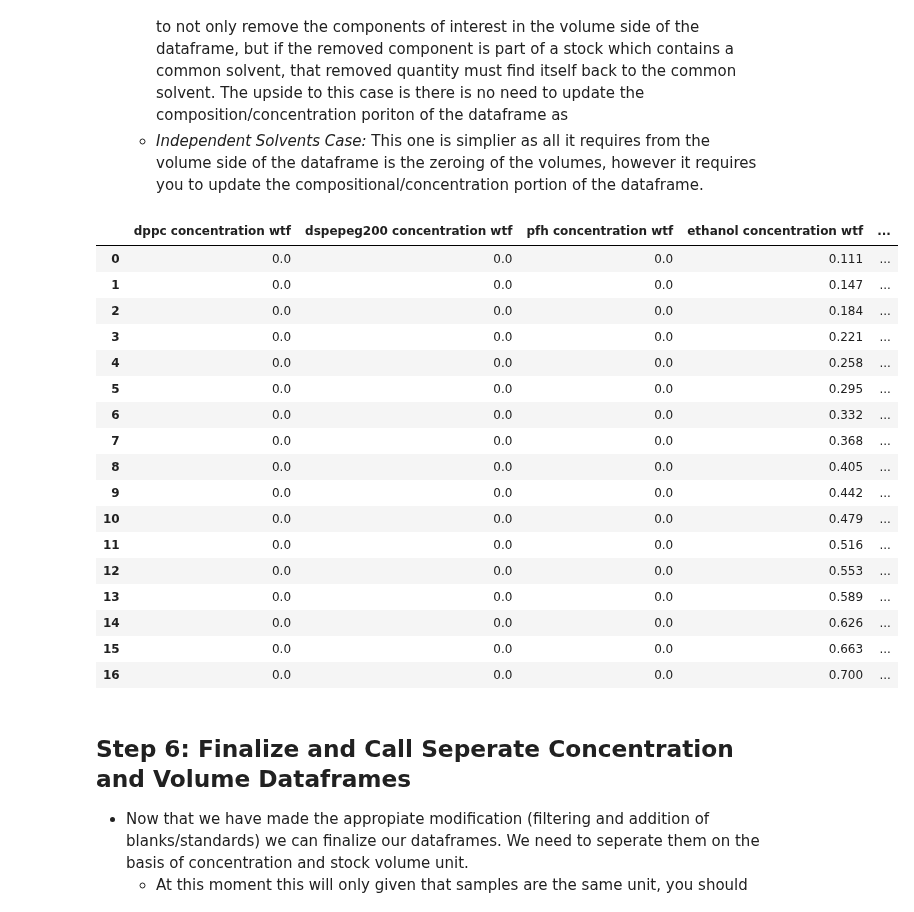
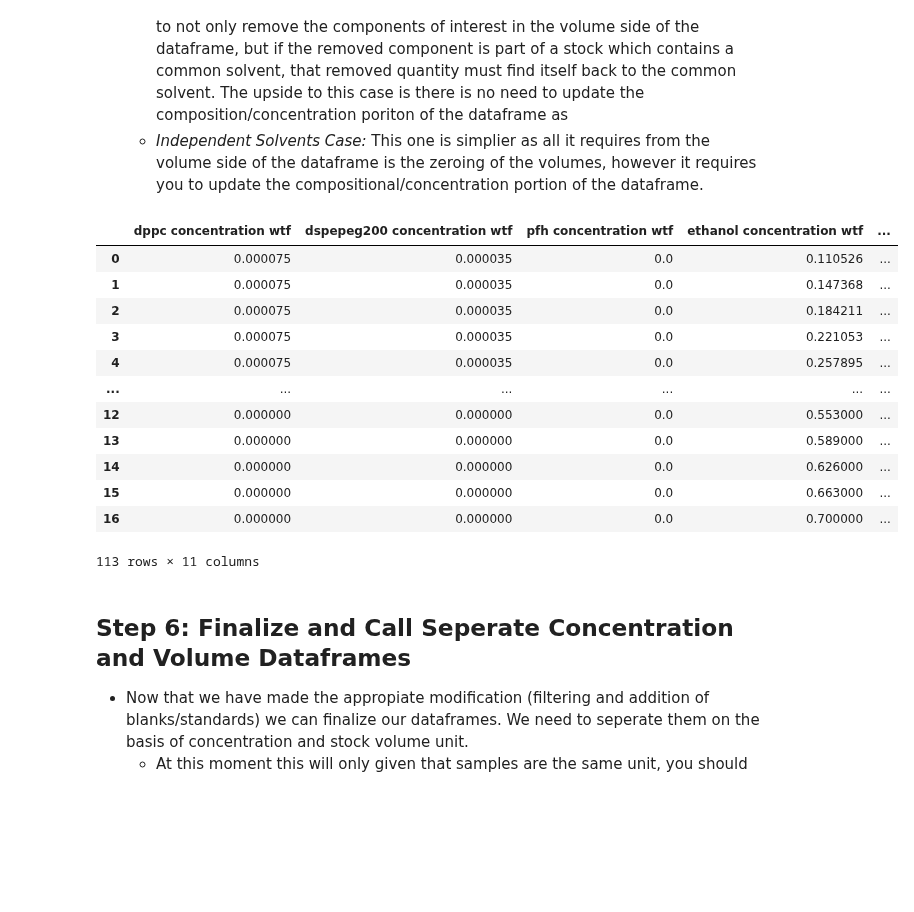
Before and after one commit to pozzo-research-group/OT2-DOE, a Jupyter notebook: PlanPrepareProcess/Plan and Execute Synthesis Notebook.ipynb, the cells around one changed output. Drawn from its saved outputs; the diff is of its cells as text; code cells hidden in the pictures; blank space fills up the shorter version.

```diff
--- a/PlanPrepareProcess/Plan and Execute Synthesis Notebook.ipynb
+++ b/PlanPrepareProcess/Plan and Execute Synthesis Notebook.ipynb
@@ -21,7 +21,7 @@ import importlib # for reloading packages
 * The experiment dictionary consist of keys being the variable name and the value being the variables value. It is important to always keep in mind the order of every variable is linear and should be assumed to be match all other variables (i.e. Component Shorthand Names index 1 = Component Concentration index 1). This assumption is the default for any function using variables from the experiment dictionary, however we can deviate it from it if needed.
     * **Note:** Most functions rely on static variable names from the dict (i.e. dict['name']). ***Refrain from changing variable names***
 # %%
-experiment_plan_path = r"C:\Users\Edwin\Desktop\OT2-DOE\PlanPrepareProcess\Prepare\Testing Plans\03_17_21_Ouzo_Search_Saturated.csv"
+experiment_plan_path = r"C:\Users\Edwin\Desktop\OT2-DOE\PlanPrepareProcess\Prepare\Testing Plans\03_25_21_Ouzo_Search_Saturated.csv"
 plan = CreateSamples.get_experiment_plan(experiment_plan_path)
 # %% [markdown]
 ## Step 1a Optional: Load custom labware dictionary (Remote Testing)
@@ -123,29 +123,24 @@ blank_composition_nr = CreateSamples.remove_duplicates(blank_composition, 3)
 blank_volumes = CreateSamples.calculate_ouzo_volumes_from_wtf(blank_composition_nr, plan)
 blank_complete_df = CreateSamples.combine_df_hotdog(blank_composition_nr, blank_volumes)
 # %%
-complete_plus_blank = blank_complete_df
+complete_plus_blank = CreateSamples.combine_df_hamburger(complete_df_filtered, blank_complete_df)
 complete_plus_blank
 # Check to ensure you are covering the appropiate "blanking" space
 # ographing.xy_scatter_df_compare(complete_plus_blank, complete_df_filtered, 'ethanol concentration wtf', 'water concentration wtf')
 # %% [output]
 |  | dppc concentration wtf | dspepeg200 concentration wtf | pfh concentration wtf | ethanol concentration wtf | ... |
-| 0 | 0.0 | 0.0 | 0.0 | 0.111 | ... |
-| 1 | 0.0 | 0.0 | 0.0 | 0.147 | ... |
-| 2 | 0.0 | 0.0 | 0.0 | 0.184 | ... |
-| 3 | 0.0 | 0.0 | 0.0 | 0.221 | ... |
-| 4 | 0.0 | 0.0 | 0.0 | 0.258 | ... |
-| 5 | 0.0 | 0.0 | 0.0 | 0.295 | ... |
-| 6 | 0.0 | 0.0 | 0.0 | 0.332 | ... |
-| 7 | 0.0 | 0.0 | 0.0 | 0.368 | ... |
-| 8 | 0.0 | 0.0 | 0.0 | 0.405 | ... |
-| 9 | 0.0 | 0.0 | 0.0 | 0.442 | ... |
-| 10 | 0.0 | 0.0 | 0.0 | 0.479 | ... |
-| 11 | 0.0 | 0.0 | 0.0 | 0.516 | ... |
-| 12 | 0.0 | 0.0 | 0.0 | 0.553 | ... |
-| 13 | 0.0 | 0.0 | 0.0 | 0.589 | ... |
-| 14 | 0.0 | 0.0 | 0.0 | 0.626 | ... |
-| 15 | 0.0 | 0.0 | 0.0 | 0.663 | ... |
-| 16 | 0.0 | 0.0 | 0.0 | 0.700 | ... |
+| 0 | 0.000075 | 0.000035 | 0.0 | 0.110526 | ... |
+| 1 | 0.000075 | 0.000035 | 0.0 | 0.147368 | ... |
+| 2 | 0.000075 | 0.000035 | 0.0 | 0.184211 | ... |
+| 3 | 0.000075 | 0.000035 | 0.0 | 0.221053 | ... |
+| 4 | 0.000075 | 0.000035 | 0.0 | 0.257895 | ... |
+| ... | ... | ... | ... | ... | ... |
+| 12 | 0.000000 | 0.000000 | 0.0 | 0.553000 | ... |
+| 13 | 0.000000 | 0.000000 | 0.0 | 0.589000 | ... |
+| 14 | 0.000000 | 0.000000 | 0.0 | 0.626000 | ... |
+| 15 | 0.000000 | 0.000000 | 0.0 | 0.663000 | ... |
+| 16 | 0.000000 | 0.000000 | 0.0 | 0.700000 | ... |
+113 rows × 11 columns
 # %% [markdown]
 ## Step 6: Finalize and Call Seperate Concentration and Volume Dataframes
 * Now that we have made the appropiate modification (filtering and addition of blanks/standards) we can finalize our dataframes. We need to seperate them on the basis of concentration and stock volume unit.
```
Also changed, not shown: parts of 7 cells of this notebook, 4 other files.
